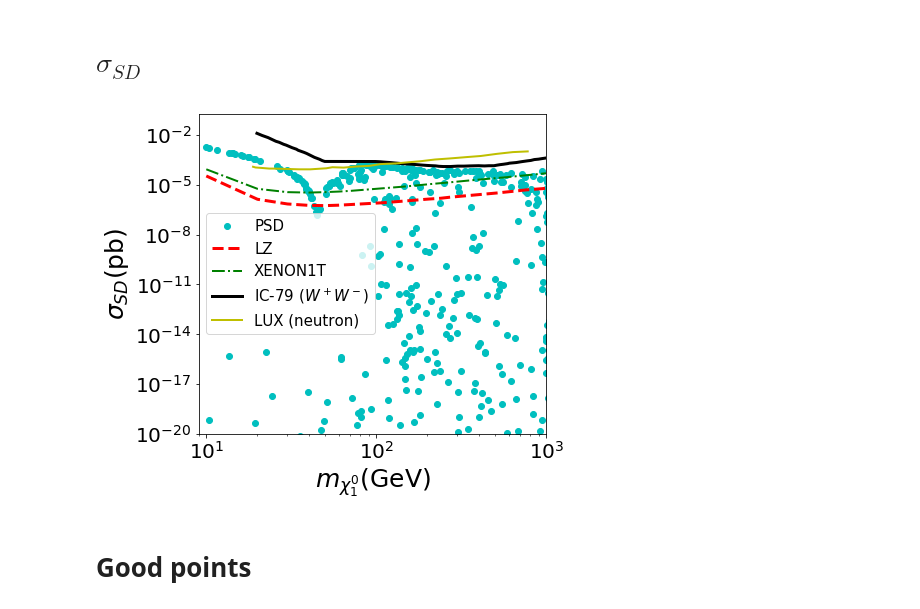
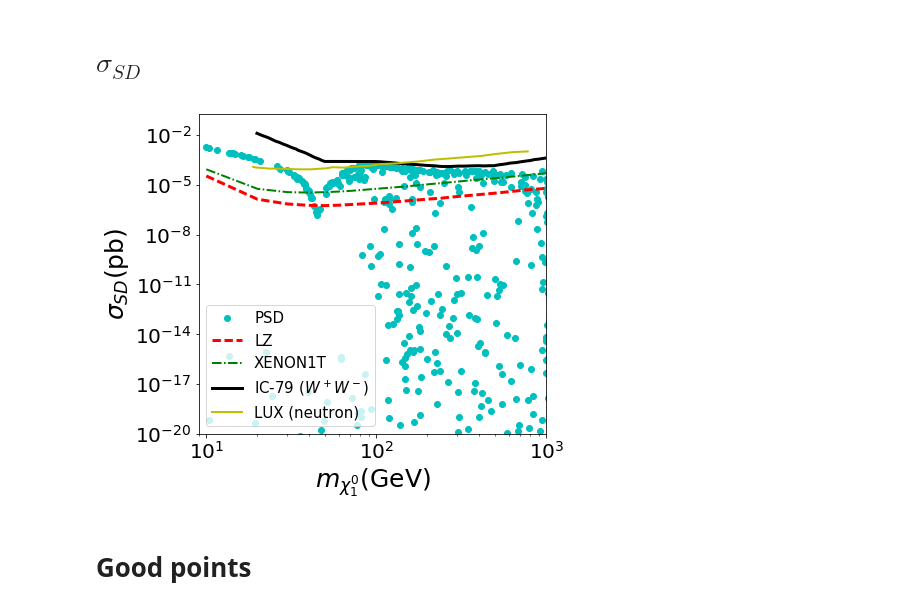
Before and after one commit to anferivera/SDdiracDM, a Jupyter notebook: run-model-general-scan.ipynb, the cells around one changed output. Drawn from its saved outputs; the diff is of its cells as text; code cells hidden in the pictures.

```diff
--- a/run-model-general-scan.ipynb
+++ b/run-model-general-scan.ipynb
@@ -521,33 +525,33 @@ LUX_SD_n = pd.DataFrame(datosneutrons, columns=LUX_sd)
 # %%
 plt.figure(figsize=(7,6))
 
 plt.loglog(xDM.mChi1,xDM['PSD'],'co')
 #plt.loglog(xDM.mChi1,xDM['NSD'],'r.')
 
 #Prospects
 n=np.arange(10,5000,10)
 plt.loglog(n,LZ(n),'r--',lw=3,label='LZ')
 plt.loglog(n,XENON1TSD(n),'g-.',lw=2,label='XENON1T')
 
 #plt.plot(PICO2L_SD['M'],PICO2L_SD['sigmaSD']*(1E+36),'lime',lw=2,label='PICO-2L (proton)')
 #plt.plot(PICO60_SD['M'],PICO60_SD['sigmaSD']*(1e+36),'y-',lw=2,label='PICO-60 (proton)')
 #IceCube limit
 plt.plot(10**IC_SD['M'],10**IC_SD['sigmaSD']*1e+36,'k-',lw=3,label=r'IC-79 ($W^+W^-$)')
 #LUX
 plt.plot(LUX_SD_n['M'],LUX_SD_n['sigmaSD']*(1e+36),'y',lw=2,label='LUX (neutron)')
 
 #plt.title(r'Preliminary: Without LFV')
 plt.xlabel(r'$m_{\chi^0_1}$(GeV)',size=25)
 plt.ylabel(r'$\sigma_{SD}$(pb)',size=25)
-plt.legend(prop={'size':15},loc='best')
+plt.legend(prop={'size':15},loc='lower left')
 plt.xlim(9,1.0e3)
 plt.ylim(1e-20,2e-1)
 
 plt.tight_layout()
-#plt.savefig('plots/SD.pdf')
+plt.savefig('plots/SD.pdf')
 #plt.show()
 # %% [output]
-[figure, old version]
+[figure, new version]
 # %% [markdown]
 # Good points
 # %%
```
Also changed, not shown: parts of 24 cells of this notebook, 3 other files.
